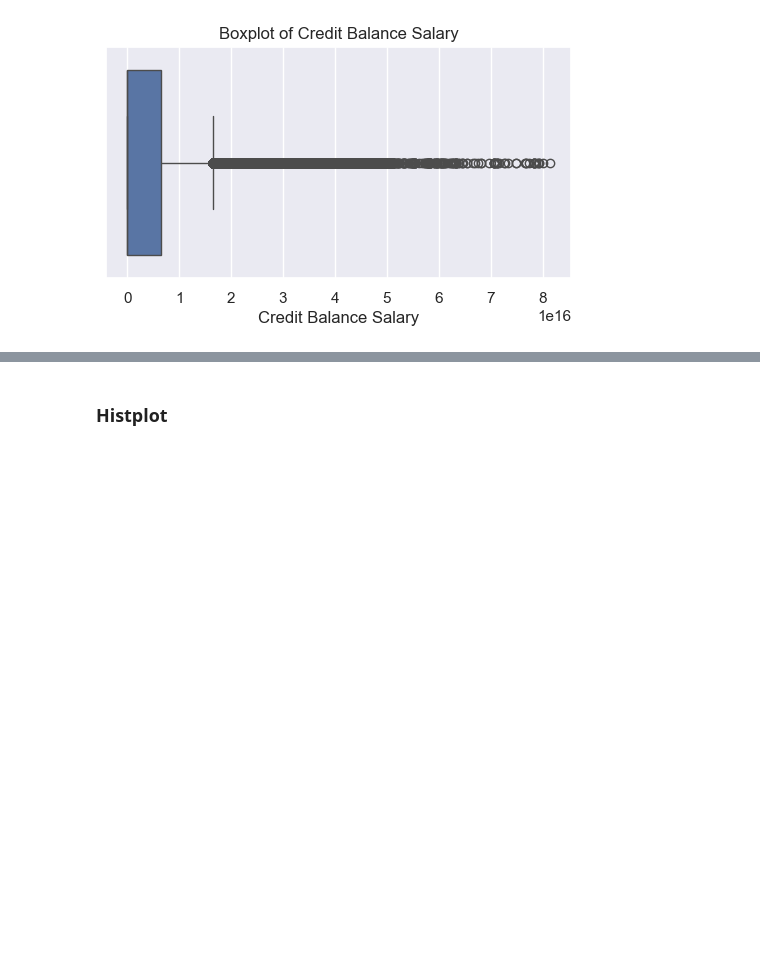
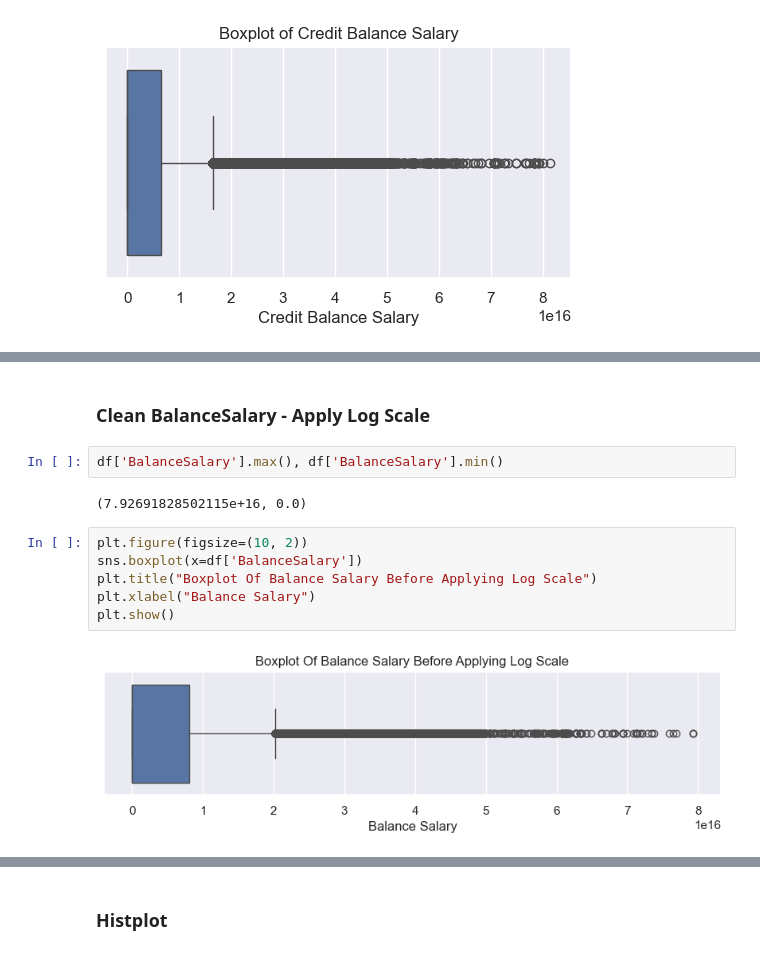
Before and after one commit to kibambe-0167/lrd-first, a Jupyter notebook: app.ipynb, the cells around one changed output, grey strips where cells are left out. Drawn from its saved outputs; the diff is of its cells as text; blank space fills up the shorter version.

```diff
--- a/app.ipynb
+++ b/app.ipynb
@@ -480,0 +309,14 @@ dtype: float64
+# %% [markdown]
+### Clean BalanceSalary - Apply Log Scale
+# %%
+df['BalanceSalary'].max(), df['BalanceSalary'].min()
+# %% [output]
+(7.92691828502115e+16, 0.0)
+# %%
+plt.figure(figsize=(10, 2))
+sns.boxplot(x=df['BalanceSalary'])
+plt.title("Boxplot Of Balance Salary Before Applying Log Scale")
+plt.xlabel("Balance Salary")
+plt.show()
+# %% [output]
+[figure, added]
```
Also changed, not shown: parts of 121 cells of this notebook, 1 other file.
